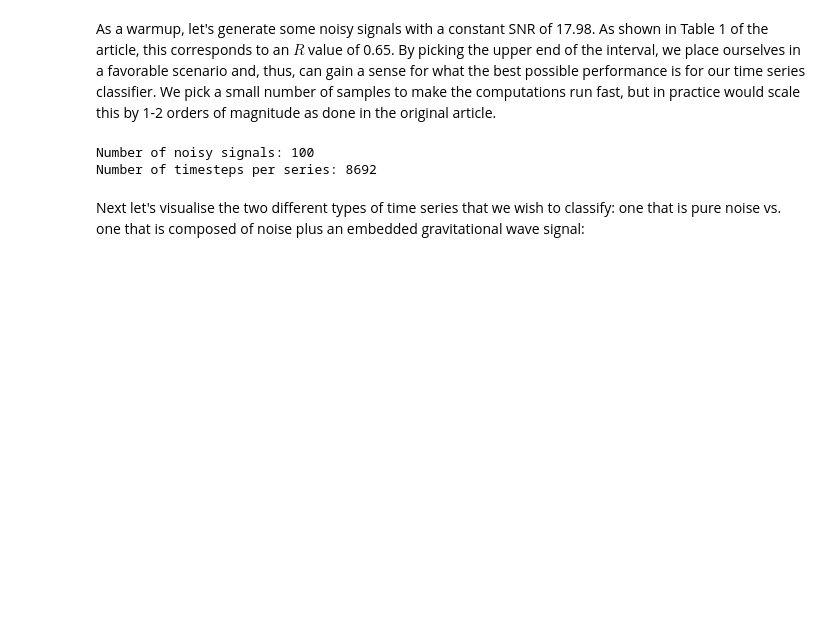
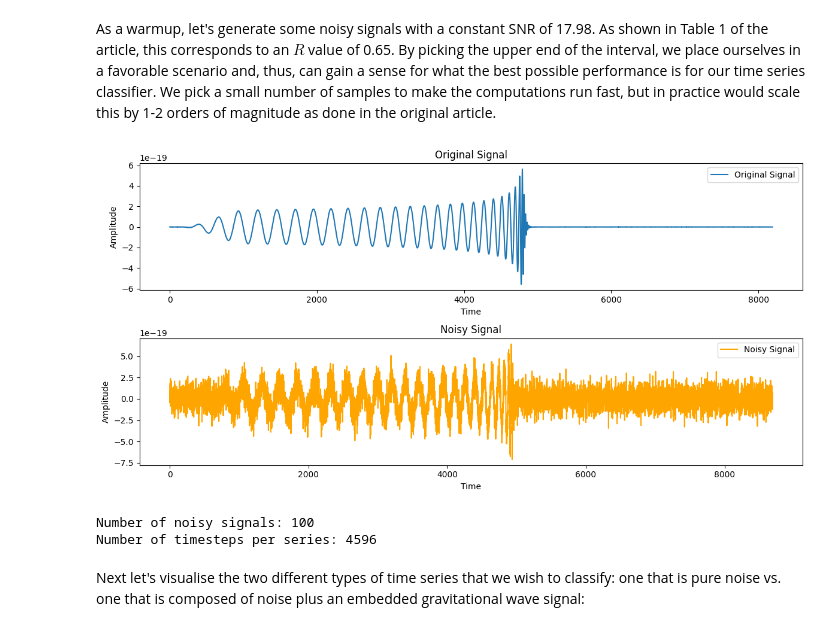
Before and after one commit to KarlaMun/Gravitational-Wave-Analysis-with-TDA, a Jupyter notebook: code/gravitational_waves_detection.ipynb, the cells around one changed output. Saved outputs shown, nothing was run; the diff lists cells and outputs as text; code cells hidden in the pictures; blank space fills up the shorter version.

```diff
--- a/code/gravitational_waves_detection.ipynb
+++ b/code/gravitational_waves_detection.ipynb
@@ -44,6 +46,7 @@ def make_gravitational_waves(
     r_min: float = 0.075,# Minimum signal-to-noise ratio (SNR) coefficient
     r_max: float = 0.65, # Maximum signal-to-noise ratio (SNR) coefficient
     n_snr_values: int = 10, # Number of distinct SNR values to use
+    noise_factor: float = 1.0, # Factor to scale the noise
         ):
     def padrand(V, n, kr):
         cut = np.random.randint(n) # Generate a random integer to determine the split point for padding
@@ -69,7 +72,7 @@ def make_gravitational_waves(
     # Loop through the number of signals to generate noise coefficients and SNR coefficients
     for j in range(n_signals):
         # Calculate the noise coefficient based on the SNR coefficient
-        ncoeff.append(10 ** (-19) * (1 / Rcoef[j % n_snr_values]))
+        ncoeff.append(10 ** (-19) * (1 / Rcoef[j % n_snr_values]) * noise_factor)
         # Append the corresponding SNR coefficient to the list
         Rcoeflist.append(Rcoef[j % n_snr_values])
 
@@ -96,39 +99,76 @@ def make_gravitational_waves(
         # If the signal is present, add it to the noise and pad the result
         if sigp == 1:
             rawsig = padrand(signal + noise, Npad, ncoeff[j])
 
+            return signal, rawsig
+
             # Ensure at least one signal is present in the dataset
             if k == 0:
                 k = 1
         else:
             # If the signal is absent, pad only the noise
             rawsig = padrand(noise, Npad, ncoeff[j])
 
         # Append the padded noisy signal to the list
         noisy_signals.append(rawsig.copy())
 
         # Append the original signal to the list
         gw_signals.append(signal)
 
     # Return the generated noisy signals, original signals, and labels
     return noisy_signals, gw_signals, labels
 
 
 
 # generate and get data
 R = 0.50 # Maximum signal-to-noise ratio (SNR) coefficient
 n_signals = 100 # Number of signals to generate
 DATA = Path(".") # Path to the directory containing the data
 
-noisy_signals_50_50, gw_signals_50_50, labels_50_50 = make_gravitational_waves(
-    path_to_data=DATA, n_signals=n_signals, r_min=R, r_max=R, n_snr_values=1
+# noisy_signals_50_50, gw_signals_50_50, labels_50_50 = make_gravitational_waves(
+#     path_to_data=DATA, n_signals=n_signals, r_min=R, r_max=R, n_snr_values=1
+# )
+
+# print(f"Number of noisy signals: {len(noisy_signals_50_50)}")
+# print(f"Number of timesteps per series: {len(noisy_signals_50_50[0])}")
+
+signal, rawsig = make_gravitational_waves(
+    path_to_data=DATA, n_signals=n_signals, r_min=R, r_max=R, n_snr_values=1, noise_factor=0.5
 )
 
-print(f"Number of noisy signals: {len(noisy_signals_50_50)}")
-print(f"Number of timesteps per series: {len(noisy_signals_50_50[0])}")
+# Plot the original signal and the noisy signal
+plt.figure(figsize=(12, 6))
+plt.subplot(2, 1, 1)
+plt.plot(signal, label="Original Signal")
+plt.title("Original Signal")
+plt.xlabel("Time")
+plt.ylabel("Amplitude")
+plt.legend()
+plt.subplot(2, 1, 2)
+plt.plot(rawsig, label="Noisy Signal", color="orange")
+plt.title("Noisy Signal")
+plt.xlabel("Time")
+plt.ylabel("Amplitude")
+plt.legend()
+plt.tight_layout()
+plt.show()
 # %% [output]
-Number of noisy signals: 100
-Number of timesteps per series: 8692
+[figure, added]
+# %%
+R = 0.50 # Maximum signal-to-noise ratio (SNR) coefficient
+n_signals = 100 # Number of signals to generate
+DATA = Path(".") # Path to the directory containing the data
+downsample_factor_75_25 = 4 # Downsample factor for 75% signal
+
+noisy_signals_75_25, gw_signals_75_25, labels_75_25 = make_gravitational_waves(
+    path_to_data=DATA, n_signals=n_signals, r_min=R, r_max=R, n_snr_values=1, downsample_factor=downsample_factor_75_25
+)
+
+print(f"Number of noisy signals: {len(noisy_signals_75_25)}")
+print(f"Number of timesteps per series: {len(noisy_signals_75_25[0])}")
+# %% [output]
+Number of noisy signals: 100
+Number of timesteps per series: 4596
 # %% [markdown]
 Next let's visualise the two different types of time series that we wish to classify: one that is pure noise vs. one that is composed of noise plus an embedded gravitational wave signal:
 # %%
```
Also changed, not shown: parts of 1 cell of this notebook, 1 other file.
